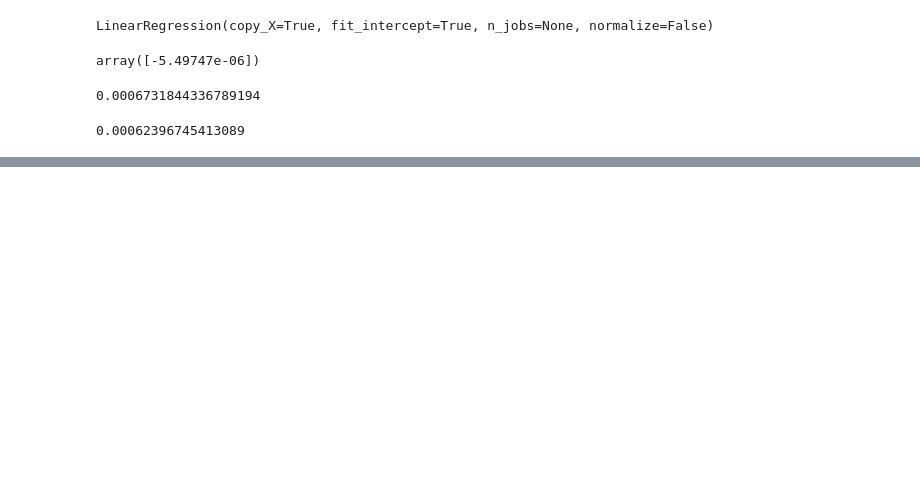
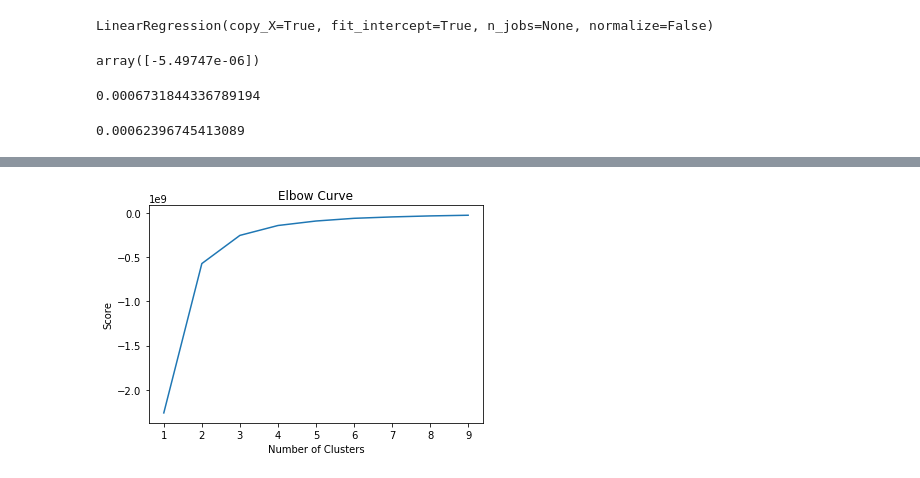
Before and after one commit to city-college-machine-learning/NYPD_Arrest_Analysis, a Jupyter notebook: Initial_models.ipynb, the cells around one changed output, grey strips where cells are left out. Saved outputs shown, nothing was run; the diff lists cells and outputs as text; code cells hidden in the pictures; blank space fills up the shorter version.

```diff
--- a/Initial_models.ipynb
+++ b/Initial_models.ipynb
@@ -357,0 +466,4 @@ mean_squared_error(y_val, y_pred)
+# %%
+from sklearn.cluster import KMeans
+data['ARREST_DATE'] = lab_enc.fit_transform(data['ARREST_DATE'])
+kmeans = KMeans(random_state=42).fit(data[['ARREST_DATE', 'Latitude']])
@@ -357,0 +484,15 @@ mean_squared_error(y_val, y_pred)
+# %%
+#from sklearn.cluster import KMeans
+
+
+clust = range(1, 10)
+kmeans = [KMeans(n_clusters=i) for i in clust]
+score = [kmeans[i].fit(data[['ARREST_DATE', 'Latitude']]).score(data[['ARREST_DATE', 'Latitude']]) for i in range(len(kmeans))]
+
+plt.plot(clust,score)
+plt.xlabel('Number of Clusters')
+plt.ylabel('Score')
+plt.title('Elbow Curve')
+plt.show()
+# %% [output]
+[figure, added]
```
Also changed, not shown: parts of 17 cells of this notebook.
